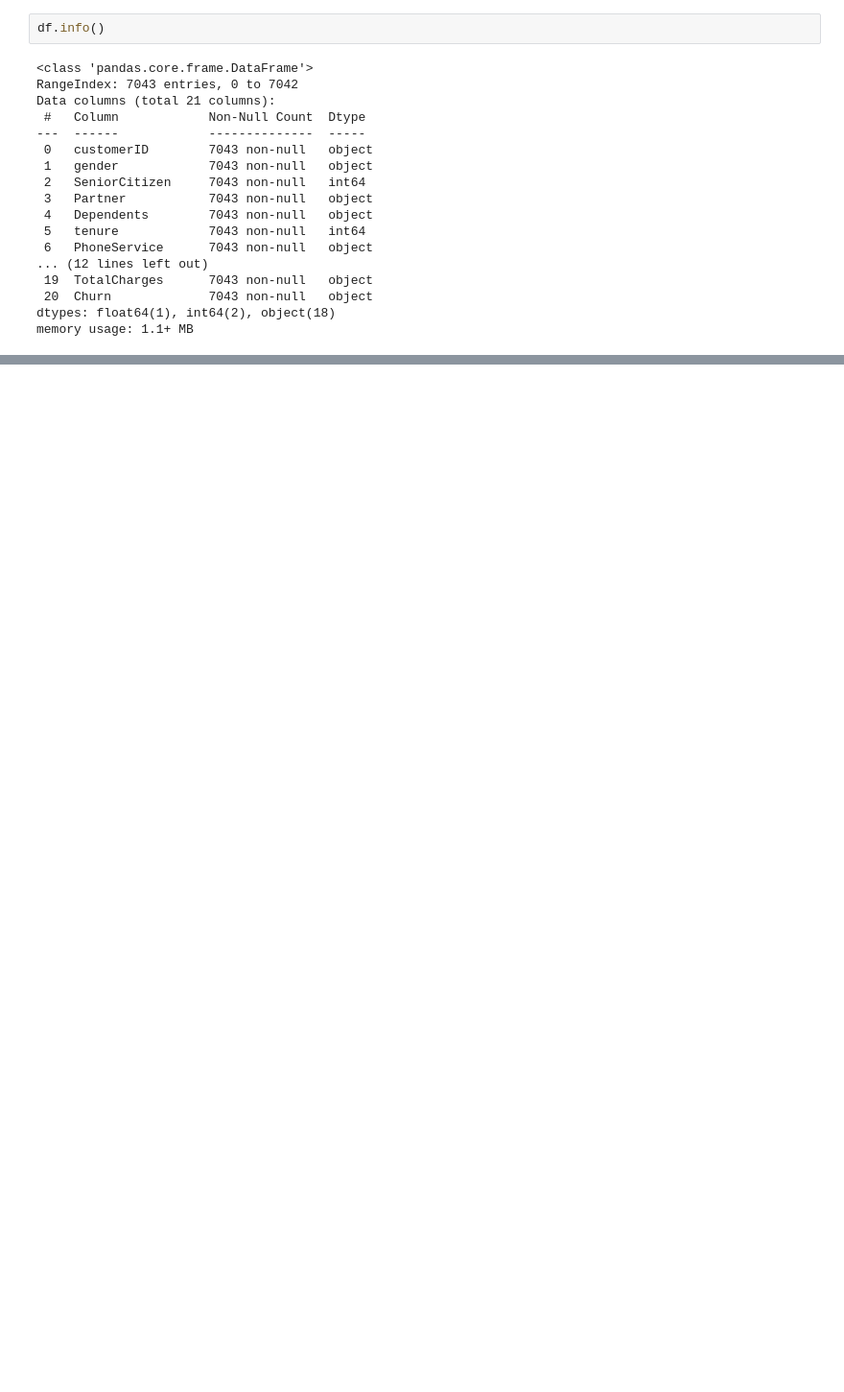
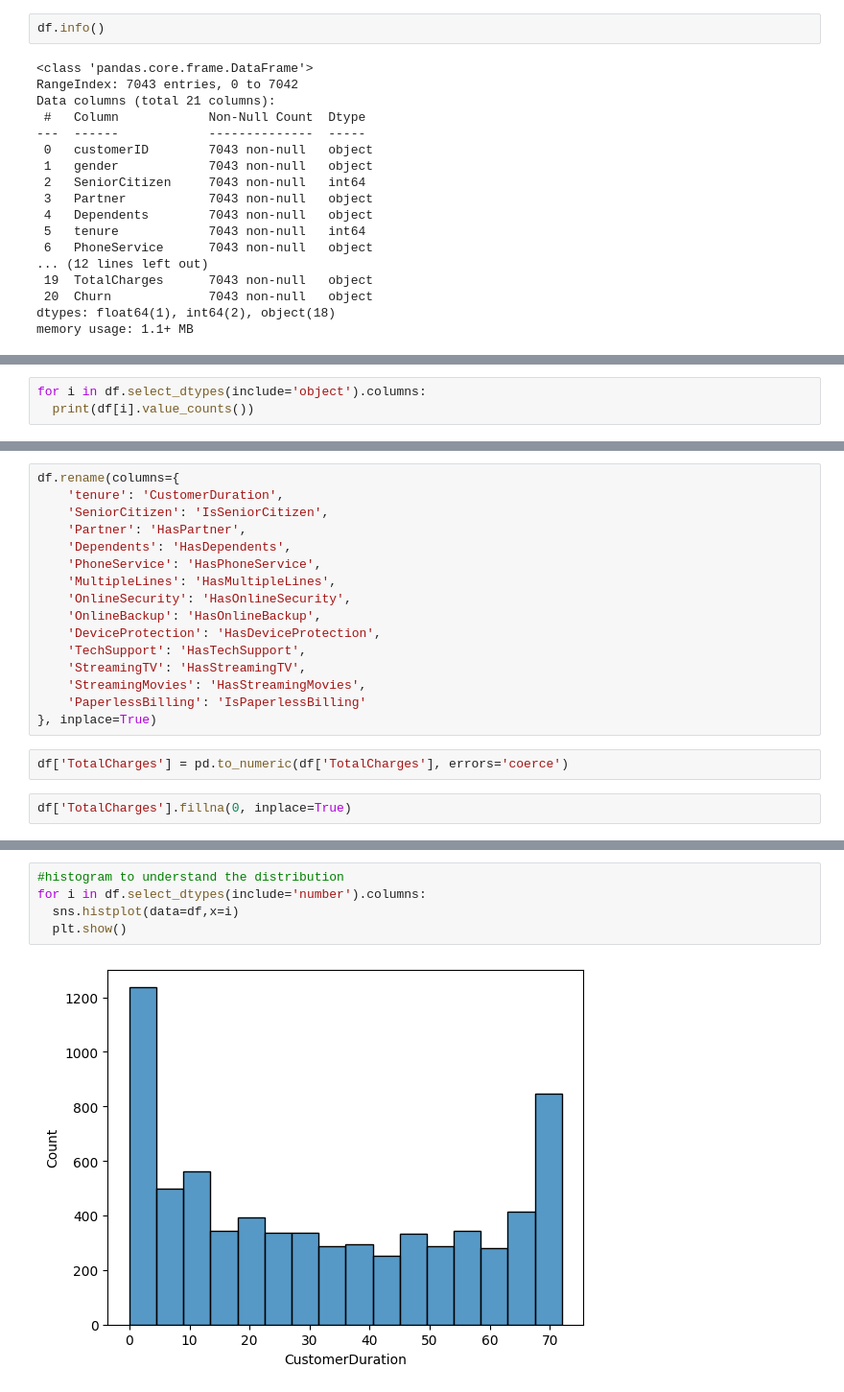
Before and after one commit to anudaindu/CM2604_Telco_Churn_Anuda, a Jupyter notebook: AnudaTelco.ipynb, the cells around one changed output, grey strips where cells are left out. Shown at 96% size. Drawn from its saved outputs; the diff is of its cells as text; blank space fills up the shorter version.

Commit message:
Strated EDA, fix some errors in data cleaning part

```diff
--- a/AnudaTelco.ipynb
+++ b/AnudaTelco.ipynb
@@ -71,0 +116,3 @@ memory usage: 1.1+ MB
+# %%
+for i in df.select_dtypes(include='object').columns:
+  print(df[i].value_counts())
@@ -71,0 +137,20 @@ memory usage: 1.1+ MB
+# %%
+df.rename(columns={
+    'tenure': 'CustomerDuration',
+    'SeniorCitizen': 'IsSeniorCitizen',
+    'Partner': 'HasPartner',
+    'Dependents': 'HasDependents',
+    'PhoneService': 'HasPhoneService',
+    'MultipleLines': 'HasMultipleLines',
+    'OnlineSecurity': 'HasOnlineSecurity',
+    'OnlineBackup': 'HasOnlineBackup',
+    'DeviceProtection': 'HasDeviceProtection',
+    'TechSupport': 'HasTechSupport',
+    'StreamingTV': 'HasStreamingTV',
+    'StreamingMovies': 'HasStreamingMovies',
+    'PaperlessBilling': 'IsPaperlessBilling'
+}, inplace=True)
+# %%
+df['TotalCharges'] = pd.to_numeric(df['TotalCharges'], errors='coerce')
+# %%
+df['TotalCharges'].fillna(0, inplace=True)
@@ -71,0 +208,7 @@ memory usage: 1.1+ MB
+# %%
+#histogram to understand the distribution
+for i in df.select_dtypes(include='number').columns:
+  sns.histplot(data=df,x=i)
+  plt.show()
+# %% [output]
+[figure, added]
```
Also changed, not shown: parts of 19 cells of this notebook.
